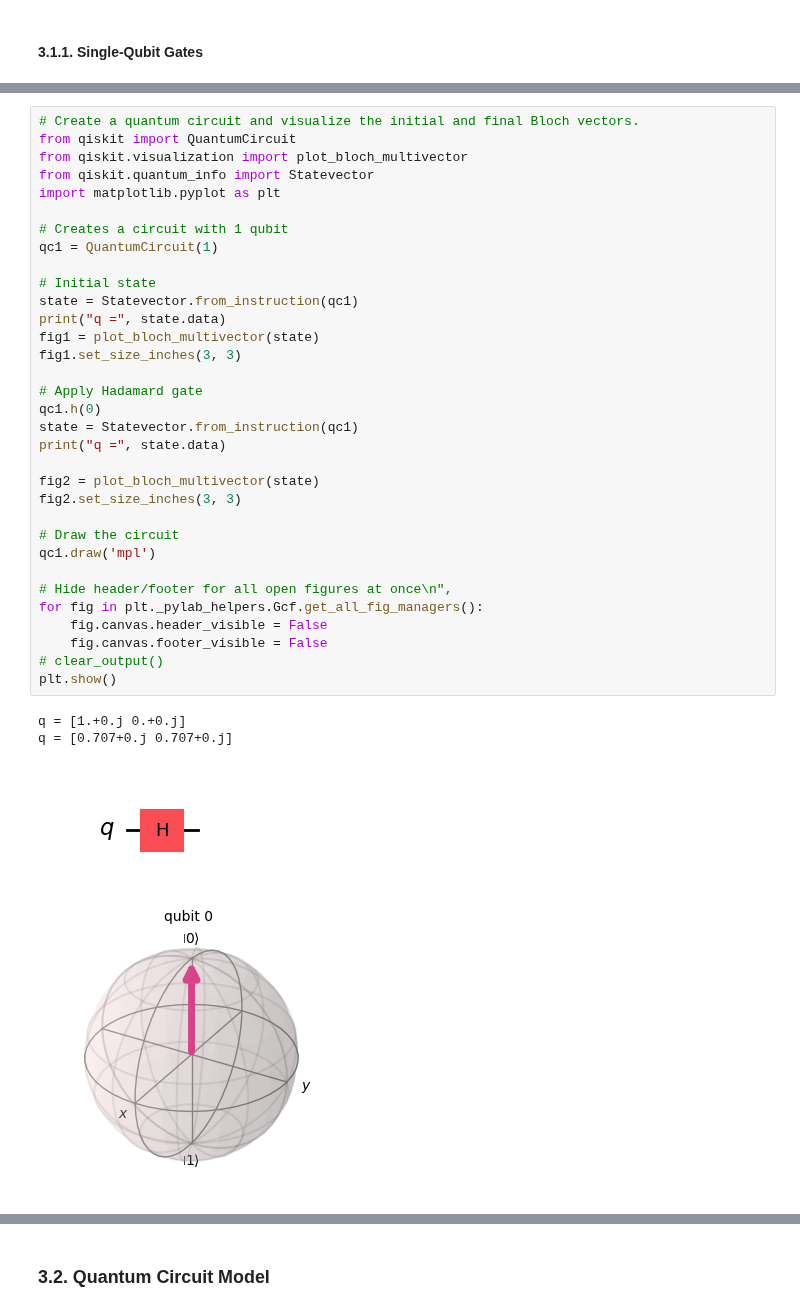
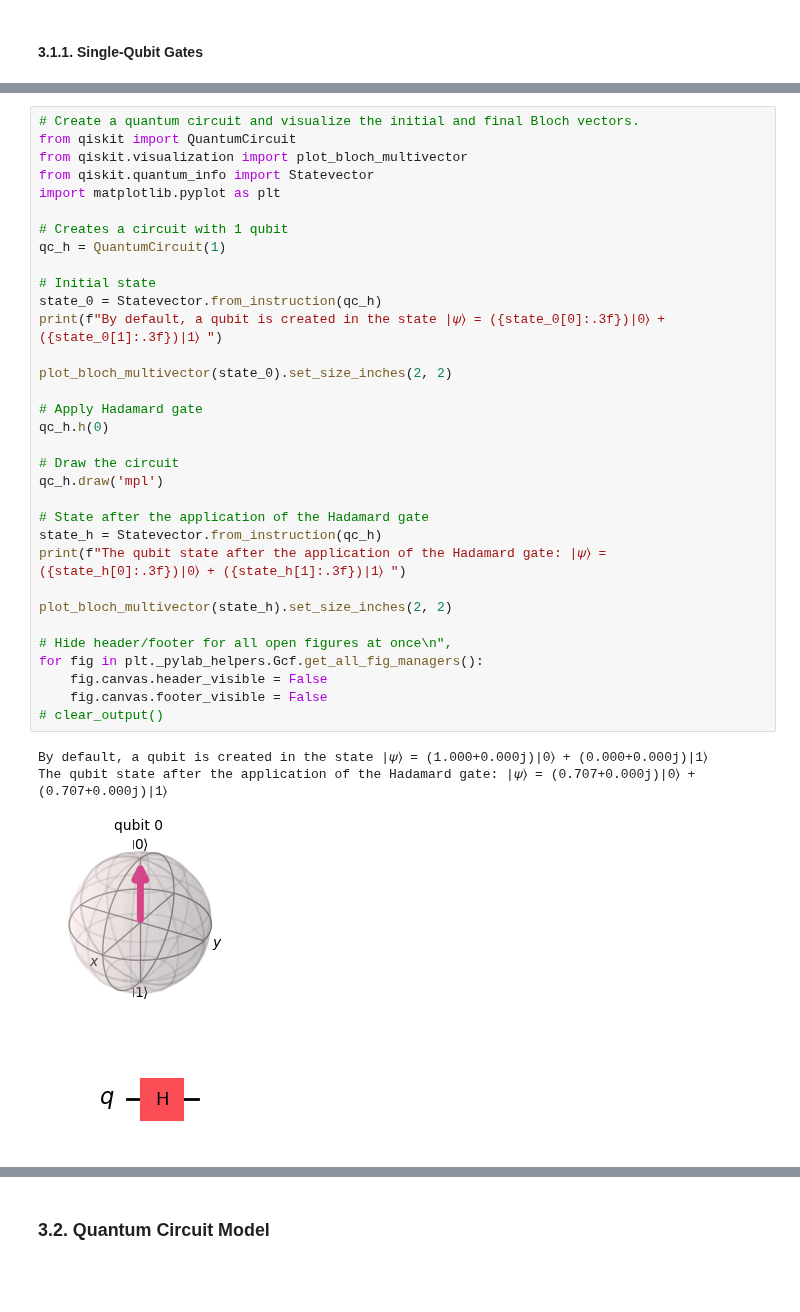
Before and after one commit to MariyaSV78/notebook_Quantum-computing, a Jupyter notebook: Quantum-computing.ipynb, the cells around one changed output, grey strips where cells are left out. Cells and saved outputs as stored; diff of their text form; blank space fills up the shorter version.

```diff
--- a/Quantum-computing.ipynb
+++ b/Quantum-computing.ipynb
@@ -1004,38 +1017,38 @@ $$
 # %%
 # Create a quantum circuit and visualize the initial and final Bloch vectors.
 from qiskit import QuantumCircuit
 from qiskit.visualization import plot_bloch_multivector
 from qiskit.quantum_info import Statevector
 import matplotlib.pyplot as plt
 
 # Creates a circuit with 1 qubit
-qc1 = QuantumCircuit(1)
+qc_h = QuantumCircuit(1)
 
 # Initial state
-state = Statevector.from_instruction(qc1)
-print("q =", state.data)
-fig1 = plot_bloch_multivector(state)
-fig1.set_size_inches(3, 3)
+state_0 = Statevector.from_instruction(qc_h)
+print(f"By default, a qubit is created in the state |𝜓⟩ = ({state_0[0]:.3f})|0⟩ + ({state_0[1]:.3f})|1⟩ ")
+
+plot_bloch_multivector(state_0).set_size_inches(2, 2)
 
 # Apply Hadamard gate
-qc1.h(0)
-state = Statevector.from_instruction(qc1)
-print("q =", state.data)
-
-fig2 = plot_bloch_multivector(state)
-fig2.set_size_inches(3, 3)
+qc_h.h(0)
 
 # Draw the circuit
-qc1.draw('mpl')
+qc_h.draw('mpl')
+
+# State after the application of the Hadamard gate
+state_h = Statevector.from_instruction(qc_h)
+print(f"The qubit state after the application of the Hadamard gate: |𝜓⟩ = ({state_h[0]:.3f})|0⟩ + ({state_h[1]:.3f})|1⟩ ")
+
+plot_bloch_multivector(state_h).set_size_inches(2, 2)
 
 # Hide header/footer for all open figures at once\n",
 for fig in plt._pylab_helpers.Gcf.get_all_fig_managers():
     fig.canvas.header_visible = False
     fig.canvas.footer_visible = False
 # clear_output()
-plt.show()
 # %% [output]
-q = [1.+0.j 0.+0.j]
-q = [0.707+0.j 0.707+0.j]
+By default, a qubit is created in the state |𝜓⟩ = (1.000+0.000j)|0⟩ + (0.000+0.000j)|1⟩
+The qubit state after the application of the Hadamard gate: |𝜓⟩ = (0.707+0.000j)|0⟩ + (0.707+0.000j)|1⟩
-[figure, old version]
+[figure, new version]
-[figure, old version]
+[figure, new version]
```
Also changed, not shown: parts of 28 cells of this notebook.
